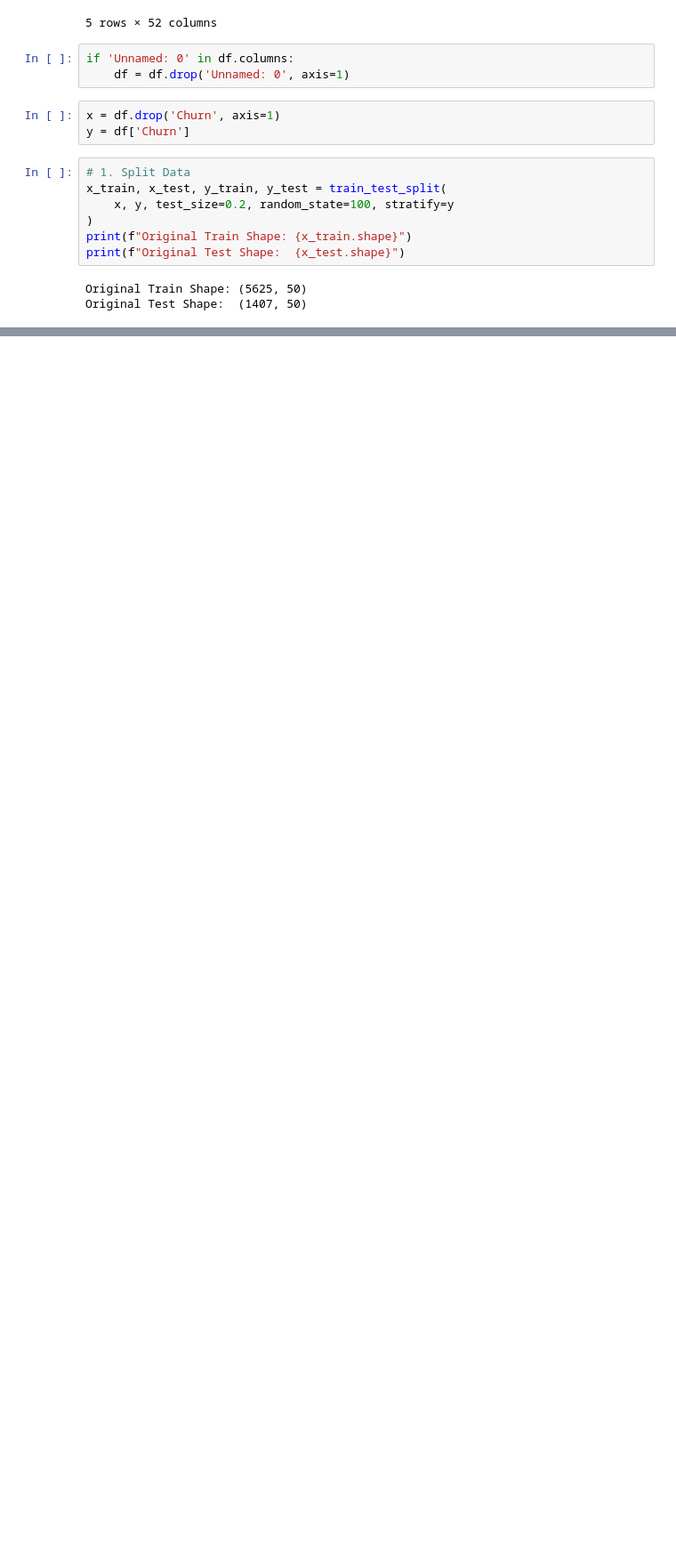
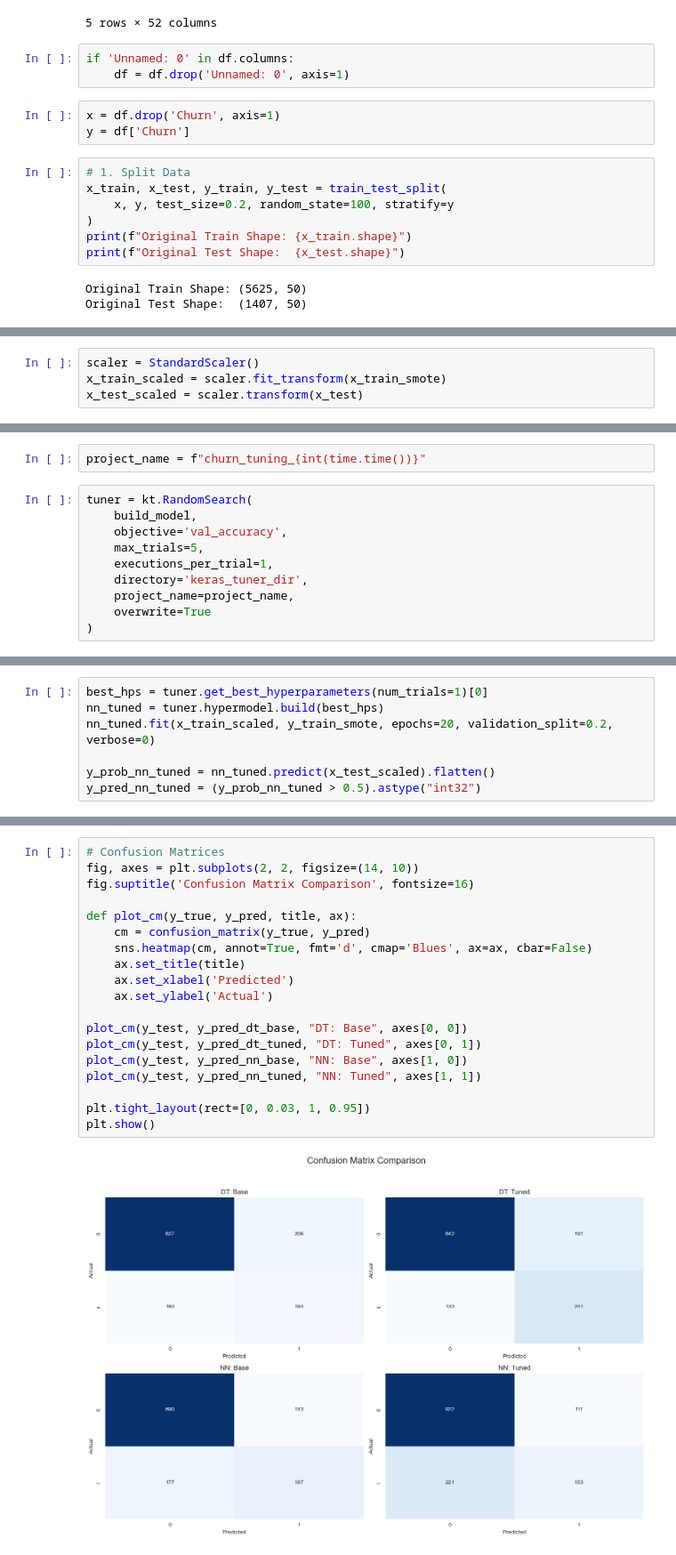
Before and after one commit to nithinsanchitha/Customer-Churn-Prediction, a Jupyter notebook: models.ipynb, the cells around one changed output, grey strips where cells are left out. Shown at 89% size. Cells and saved outputs as stored; diff of their text form; blank space fills up the shorter version.

```diff
--- a/models.ipynb
+++ b/models.ipynb
@@ -53,0 +55,4 @@ print(f"Resampled Train Shape: {x_train_smote.shape}")
+# %%
+scaler = StandardScaler()
+x_train_scaled = scaler.fit_transform(x_train_smote)
+x_test_scaled = scaler.transform(x_test)
@@ -53,0 +197,12 @@ print(f"Resampled Train Shape: {x_train_smote.shape}")
+# %%
+project_name = f"churn_tuning_{int(time.time())}"
+# %%
+tuner = kt.RandomSearch(
+    build_model,
+    objective='val_accuracy',
+    max_trials=5,
+    executions_per_trial=1,
+    directory='keras_tuner_dir',
+    project_name=project_name,
+    overwrite=True
+)
@@ -53,0 +217,7 @@ print(f"Resampled Train Shape: {x_train_smote.shape}")
+# %%
+best_hps = tuner.get_best_hyperparameters(num_trials=1)[0]
+nn_tuned = tuner.hypermodel.build(best_hps)
+nn_tuned.fit(x_train_scaled, y_train_smote, epochs=20, validation_split=0.2, verbose=0)
+
+y_prob_nn_tuned = nn_tuned.predict(x_test_scaled).flatten()
+y_pred_nn_tuned = (y_prob_nn_tuned > 0.5).astype("int32")
@@ -53,0 +293,21 @@ print(f"Resampled Train Shape: {x_train_smote.shape}")
+# %%
+# Confusion Matrices
+fig, axes = plt.subplots(2, 2, figsize=(14, 10))
+fig.suptitle('Confusion Matrix Comparison', fontsize=16)
+
+def plot_cm(y_true, y_pred, title, ax):
+    cm = confusion_matrix(y_true, y_pred)
+    sns.heatmap(cm, annot=True, fmt='d', cmap='Blues', ax=ax, cbar=False)
+    ax.set_title(title)
+    ax.set_xlabel('Predicted')
+    ax.set_ylabel('Actual')
+
+plot_cm(y_test, y_pred_dt_base, "DT: Base", axes[0, 0])
+plot_cm(y_test, y_pred_dt_tuned, "DT: Tuned", axes[0, 1])
+plot_cm(y_test, y_pred_nn_base, "NN: Base", axes[1, 0])
+plot_cm(y_test, y_pred_nn_tuned, "NN: Tuned", axes[1, 1])
+
+plt.tight_layout(rect=[0, 0.03, 1, 0.95])
+plt.show()
+# %% [output]
+[figure, added]
```
Also changed, not shown: parts of 22 cells of this notebook.
